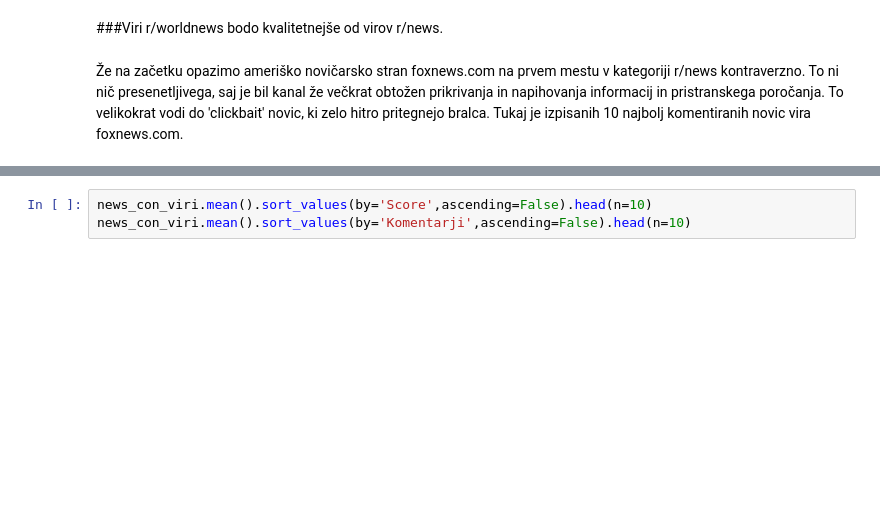
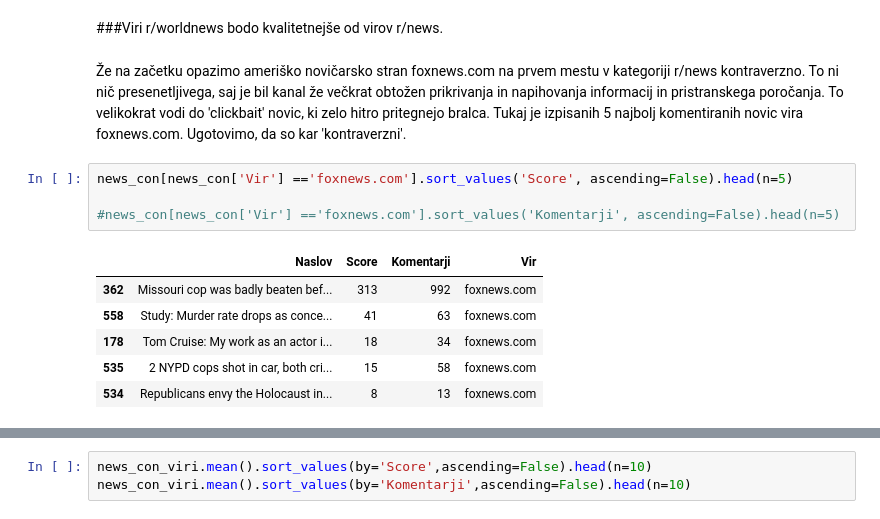
Before and after one commit to julijatominc/novice-Reddit, a Jupyter notebook: Analiza_novic.ipynb, the cells around one changed output, grey strips where cells are left out. Cells and saved outputs as stored; diff of their text form; blank space fills up the shorter version.

```diff
--- a/Analiza_novic.ipynb
+++ b/Analiza_novic.ipynb
@@ -100,4 +100,16 @@ Predvidevem lahko, da so bralci in naročniki r/news večinoma prebivalci ZDA, k
 # %% [markdown]
 ###Viri r/worldnews bodo kvalitetnejše od virov r/news.
 # %% [markdown]
-Že na začetku opazimo ameriško novičarsko stran foxnews.com na prvem mestu v kategoriji r/news kontraverzno. To ni nič presenetljivega, saj je bil kanal že večkrat obtožen prikrivanja in napihovanja informacij in pristranskega poročanja. To velikokrat vodi do 'clickbait' novic, ki zelo hitro pritegnejo bralca. Tukaj je izpisanih 10 najbolj komentiranih novic vira foxnews.com.
+Že na začetku opazimo ameriško novičarsko stran foxnews.com na prvem mestu v kategoriji r/news kontraverzno. To ni nič presenetljivega, saj je bil kanal že večkrat obtožen prikrivanja in napihovanja informacij in pristranskega poročanja. To velikokrat vodi do 'clickbait' novic, ki zelo hitro pritegnejo bralca. Tukaj je izpisanih 5 najbolj komentiranih novic vira foxnews.com.
+Ugotovimo, da so kar 'kontraverzni'.
+# %%
+news_con[news_con['Vir'] =='foxnews.com'].sort_values('Score', ascending=False).head(n=5)
+
+#news_con[news_con['Vir'] =='foxnews.com'].sort_values('Komentarji', ascending=False).head(n=5)
+# %% [output]
+|  | Naslov | Score | Komentarji | Vir |
+| 362 | Missouri cop was badly beaten bef... | 313 | 992 | foxnews.com |
+| 558 | Study: Murder rate drops as conce... | 41 | 63 | foxnews.com |
+| 178 | Tom Cruise: My work as an actor i... | 18 | 34 | foxnews.com |
+| 535 | 2 NYPD cops shot in car, both cri... | 15 | 58 | foxnews.com |
+| 534 | Republicans envy the Holocaust in... | 8 | 13 | foxnews.com |
```
Also changed, not shown: parts of 20 cells of this notebook.
